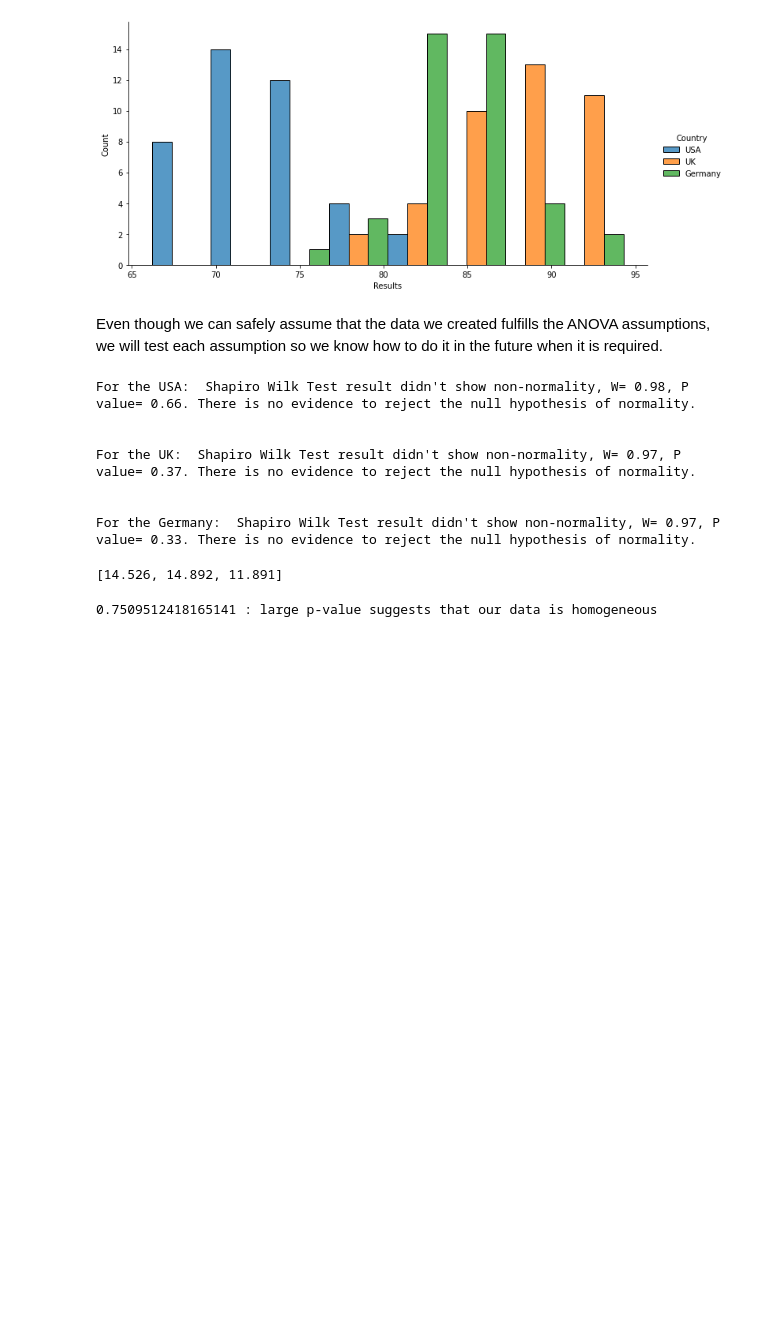
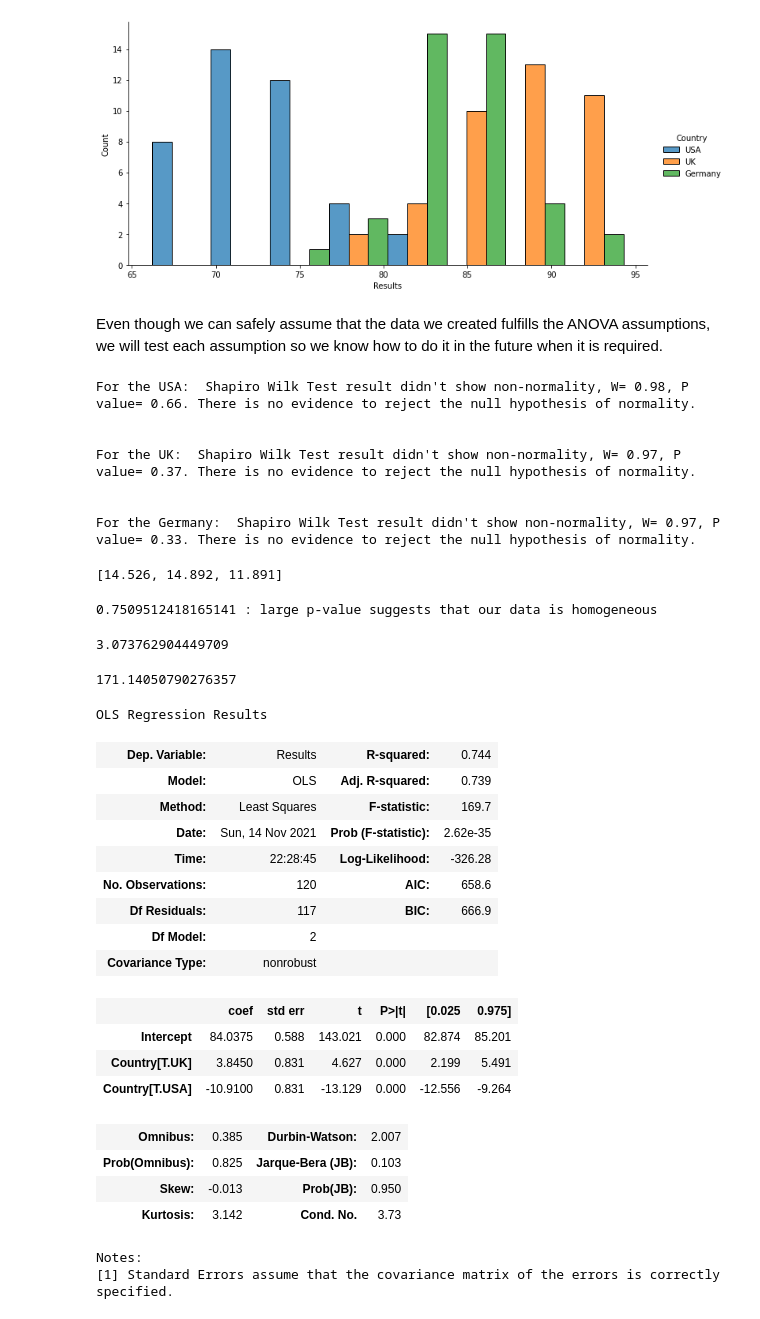
Before and after one commit to sezginisg/anova-example, a Jupyter notebook: Anova-Test-Example.ipynb, the cells around one changed output. Cells and saved outputs as stored; diff of their text form; code cells hidden in the pictures; blank space fills up the shorter version.

Commit message:
Anova test conducted

```diff
--- a/Anova-Test-Example.ipynb
+++ b/Anova-Test-Example.ipynb
@@ -135,0 +139,77 @@ else:
+# %%
+from scipy.stats import f
+dfn = len([USA,UK,Germany])-1
+dfd = len(df_students) - len([USA,UK,Germany])
+f.ppf(1-alpha,dfn,dfd)
+# %% [output]
+3.073762904449709
+# %%
+
+
+# Here is the pseudo code
+
+# Calculate SSb
+# This is the amount of variability accounted for by the difference in means
+mean_of_means = df_students.Results.mean()
+
+ssbs = 0
+
+for country in df_students.Country.unique():
+
+    group_mean = df_students[df_students.Country == country].Results.mean()
+    sum_of_s = (group_mean - mean_of_means)**2
+    ssbs += len(df_students[df_students.Country == country])* sum_of_s
+
+ssb = ssbs
+# Calculate SSw
+
+ssw = 0
+for country in df_students.Country.unique():
+    n = len(df_students[df_students.Country == country])
+    group_var = np.var(df_students[df_students.Country == country].Results, ddof=1)
+    ssw += group_var*(n-1)
+
+# Calculate DFw
+
+
+# Calculate DFb
+
+# Calculate MSb
+
+MSb = ssb/dfn
+# Calculate MSw
+MSw = ssw/dfd
+# Calculate F-stat
+
+f_stat = MSb/MSw
+f_stat
+# %% [output]
+171.14050790276357
+# %%
+from statsmodels.formula.api import ols
+import statsmodels.api as sm
+# why can we use ols in this case?
+anova = ols('Results~Country',data=df_students).fit()
+# %%
+anova.summary()
+# %% [output]
+OLS Regression Results
+| Dep. Variable: | Results | R-squared: | 0.744 |
+| Model: | OLS | Adj. R-squared: | 0.739 |
+| Method: | Least Squares | F-statistic: | 169.7 |
+| Date: | Sun, 14 Nov 2021 | Prob (F-statistic): | 2.62e-35 |
+| Time: | 22:28:45 | Log-Likelihood: | -326.28 |
+| No. Observations: | 120 | AIC: | 658.6 |
+| Df Residuals: | 117 | BIC: | 666.9 |
+| Df Model: | 2 |  |  |
+| Covariance Type: | nonrobust |  |  |
+|  | coef | std err | t | P>|t| | [0.025 | 0.975] |
+| Intercept | 84.0375 | 0.588 | 143.021 | 0.000 | 82.874 | 85.201 |
+| Country[T.UK] | 3.8450 | 0.831 | 4.627 | 0.000 | 2.199 | 5.491 |
+| Country[T.USA] | -10.9100 | 0.831 | -13.129 | 0.000 | -12.556 | -9.264 |
+| Omnibus: | 0.385 | Durbin-Watson: | 2.007 |
+| Prob(Omnibus): | 0.825 | Jarque-Bera (JB): | 0.103 |
+| Skew: | -0.013 | Prob(JB): | 0.950 |
+| Kurtosis: | 3.142 | Cond. No. | 3.73 |
+Notes:
+[1] Standard Errors assume that the covariance matrix of the errors is correctly specified.
```
Also changed, not shown: parts of 2 cells of this notebook.
